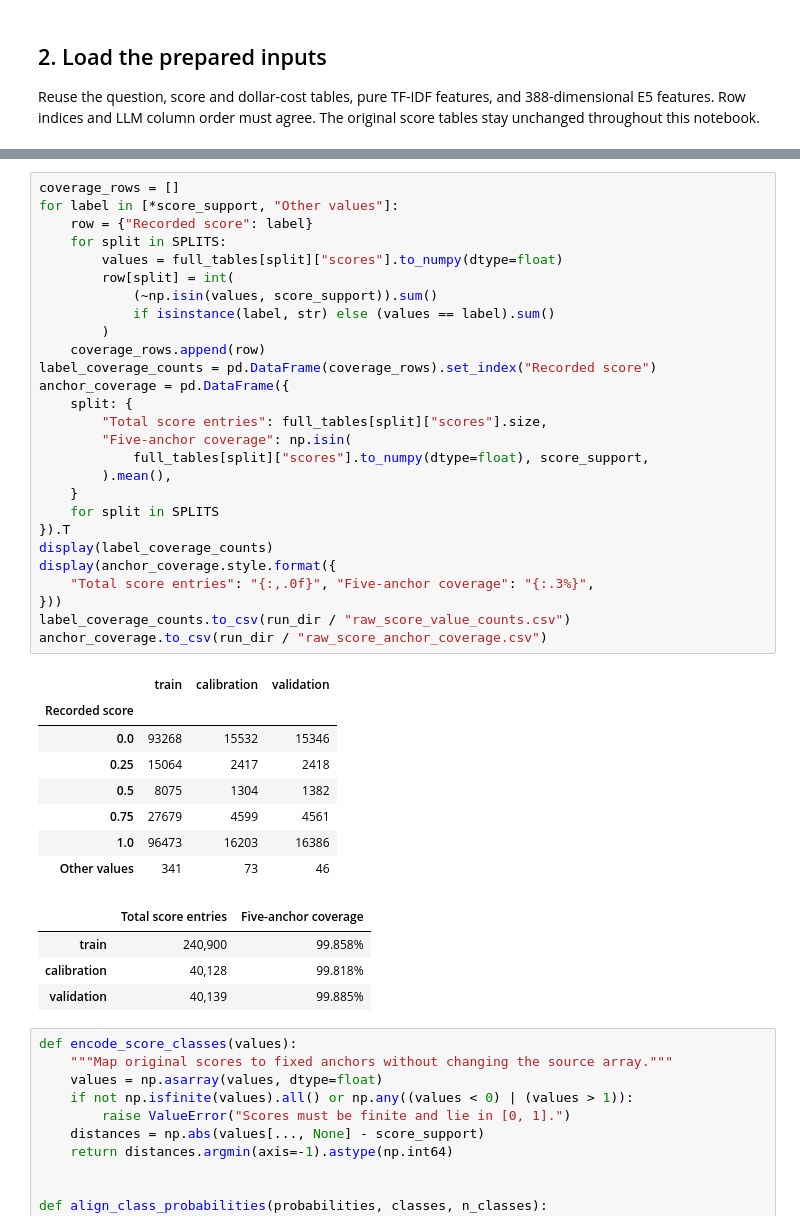
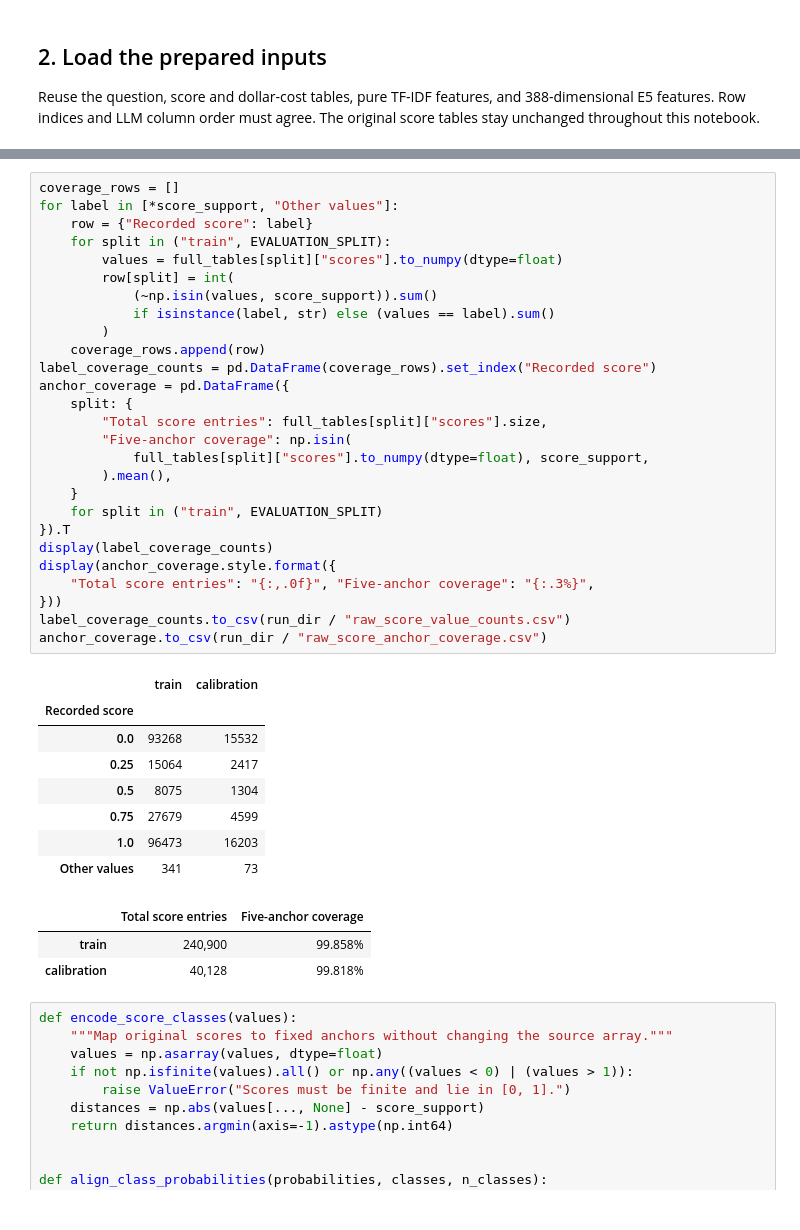
Before and after one commit to Erdos-Projects/fall-2026-right-for-less, a Jupyter notebook: 2_Router_Training/TF-IDF_E5_Score_Classification_Router.ipynb, the cells around one changed output, grey strips where cells are left out. Cells and saved outputs as stored; diff of their text form.

```diff
--- a/2_Router_Training/TF-IDF_E5_Score_Classification_Router.ipynb
+++ b/2_Router_Training/TF-IDF_E5_Score_Classification_Router.ipynb
@@ -255,43 +327,42 @@ the **original recorded scores**, so their meaning is preserved.
 # %%
 coverage_rows = []
 for label in [*score_support, "Other values"]:
     row = {"Recorded score": label}
-    for split in SPLITS:
+    for split in ("train", EVALUATION_SPLIT):
         values = full_tables[split]["scores"].to_numpy(dtype=float)
         row[split] = int(
             (~np.isin(values, score_support)).sum()
             if isinstance(label, str) else (values == label).sum()
         )
     coverage_rows.append(row)
 label_coverage_counts = pd.DataFrame(coverage_rows).set_index("Recorded score")
 anchor_coverage = pd.DataFrame({
     split: {
         "Total score entries": full_tables[split]["scores"].size,
         "Five-anchor coverage": np.isin(
             full_tables[split]["scores"].to_numpy(dtype=float), score_support,
         ).mean(),
     }
-    for split in SPLITS
+    for split in ("train", EVALUATION_SPLIT)
 }).T
 display(label_coverage_counts)
 display(anchor_coverage.style.format({
     "Total score entries": "{:,.0f}", "Five-anchor coverage": "{:.3%}",
 }))
 label_coverage_counts.to_csv(run_dir / "raw_score_value_counts.csv")
 anchor_coverage.to_csv(run_dir / "raw_score_anchor_coverage.csv")
 # %% [output]
-|  | train | calibration | validation |
-| Recorded score |  |  |  |
-| 0.0 | 93268 | 15532 | 15346 |
-| 0.25 | 15064 | 2417 | 2418 |
-| 0.5 | 8075 | 1304 | 1382 |
-| 0.75 | 27679 | 4599 | 4561 |
-| 1.0 | 96473 | 16203 | 16386 |
-| Other values | 341 | 73 | 46 |
+|  | train | calibration |
+| Recorded score |  |  |
+| 0.0 | 93268 | 15532 |
+| 0.25 | 15064 | 2417 |
+| 0.5 | 8075 | 1304 |
+| 0.75 | 27679 | 4599 |
+| 1.0 | 96473 | 16203 |
+| Other values | 341 | 73 |
 |  | Total score entries | Five-anchor coverage |
 | train | 240,900 | 99.858% |
 | calibration | 40,128 | 99.818% |
-| validation | 40,139 | 99.885% |
 # %%
 def encode_score_classes(values):
     """Map original scores to fixed anchors without changing the source array."""
```
Also changed, not shown: parts of 31 cells of this notebook, 1 other file.
